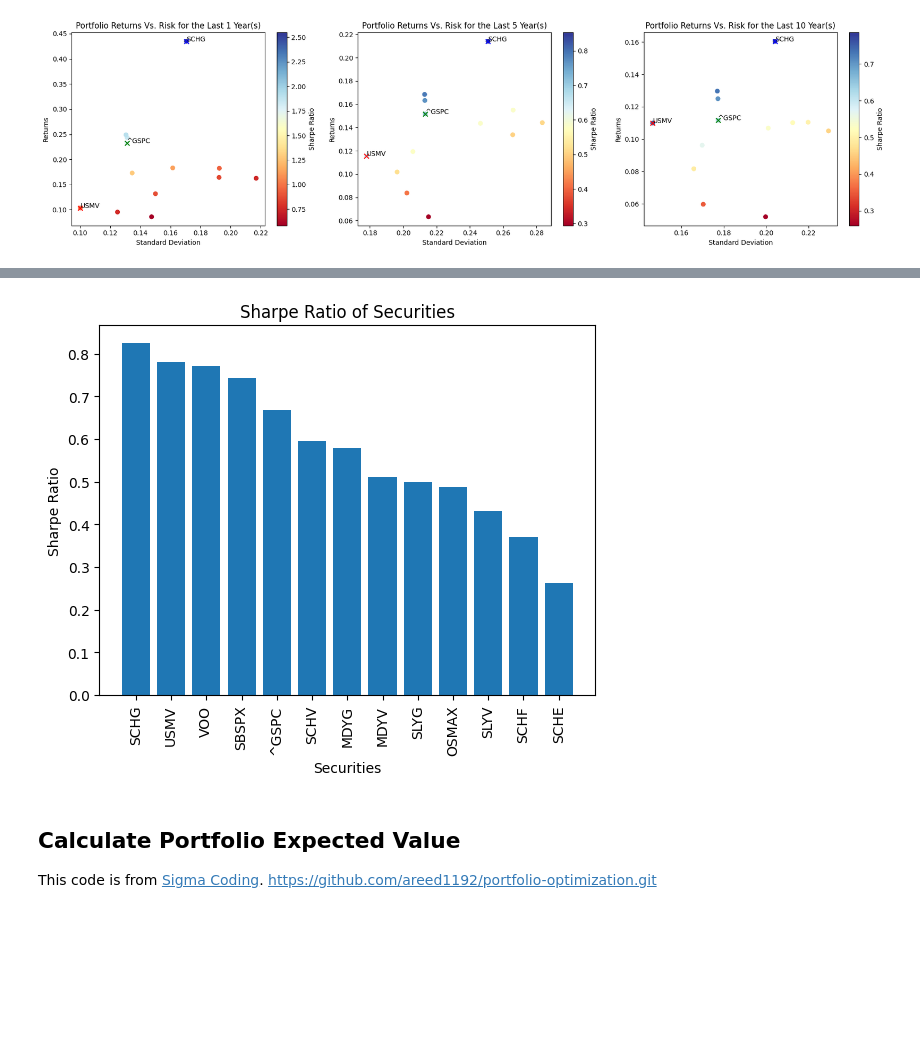
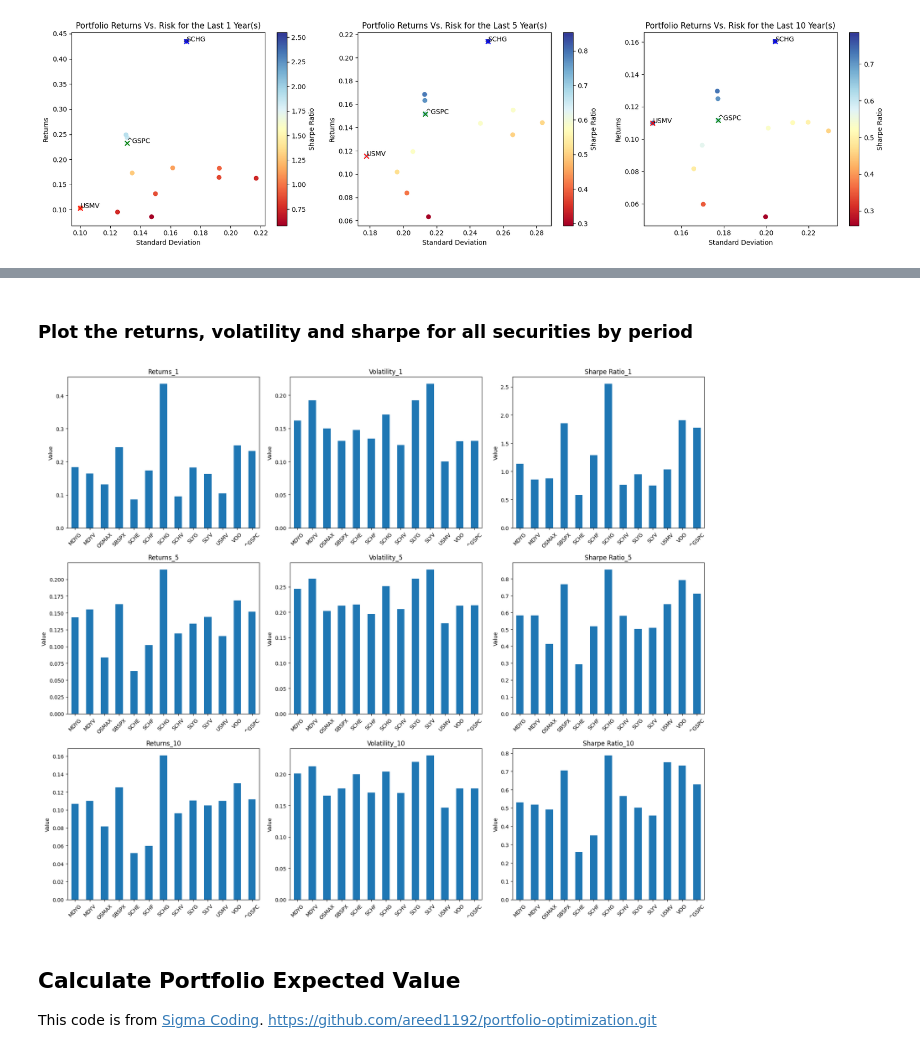
Before and after one commit to sean123174/codeLibrary, a Jupyter notebook: python/portfolio-optimization.ipynb, the cells around one changed output, grey strips where cells are left out. Drawn from its saved outputs; the diff is of its cells as text; code cells hidden in the pictures; blank space fills up the shorter version.

Commit message:
add 3 x 3 garph of all metrics by period

```diff
--- a/python/portfolio-optimization.ipynb
+++ b/python/portfolio-optimization.ipynb
@@ -329,16 +316,24 @@ plt.show()
-# %%
-# Sort descending
-sharpe_ratio = sharpe_ratio.sort_values(ascending=False)
-
-# Plot
-plt.bar(sharpe_ratio.index, sharpe_ratio)
-plt.ylabel('Sharpe Ratio')
-plt.xlabel('Securities')
-plt.title('Sharpe Ratio of Securities')
-plt.xticks(rotation = 90)
-plt.show()
-# %% [output]
-[figure, removed]
+# %% [markdown]
+### Plot the returns, volatility and sharpe for all securities by period
+# %%
+# Set up the figure and axes for a 3x3 grid
+fig, axes = plt.subplots(3, 3, figsize=(18, 15))
+
+# Flatten the axes array for easy iteration
+axes_flat = axes.flatten()
+
+# Iterate over each column in simulations_df and create a bar plot in each subplot
+for i, column in enumerate(simulations_df.columns):
+    ax = axes_flat[i]
+    simulations_df[column].plot(kind='bar', ax=ax)
+    ax.set_title(column)
+    ax.set_ylabel('Value')
+    ax.tick_params(axis='x', labelrotation=45)  # Rotate x-axis labels for better readability
+
+plt.tight_layout()
+plt.show()
+# %% [output]
+[figure, added]
 # %% [markdown]
 ## Calculate Portfolio Expected Value
 This code is from [Sigma Coding](https://www.youtube.com/c/SigmaCoding).
```
Also changed, not shown: parts of 1 cell of this notebook.
